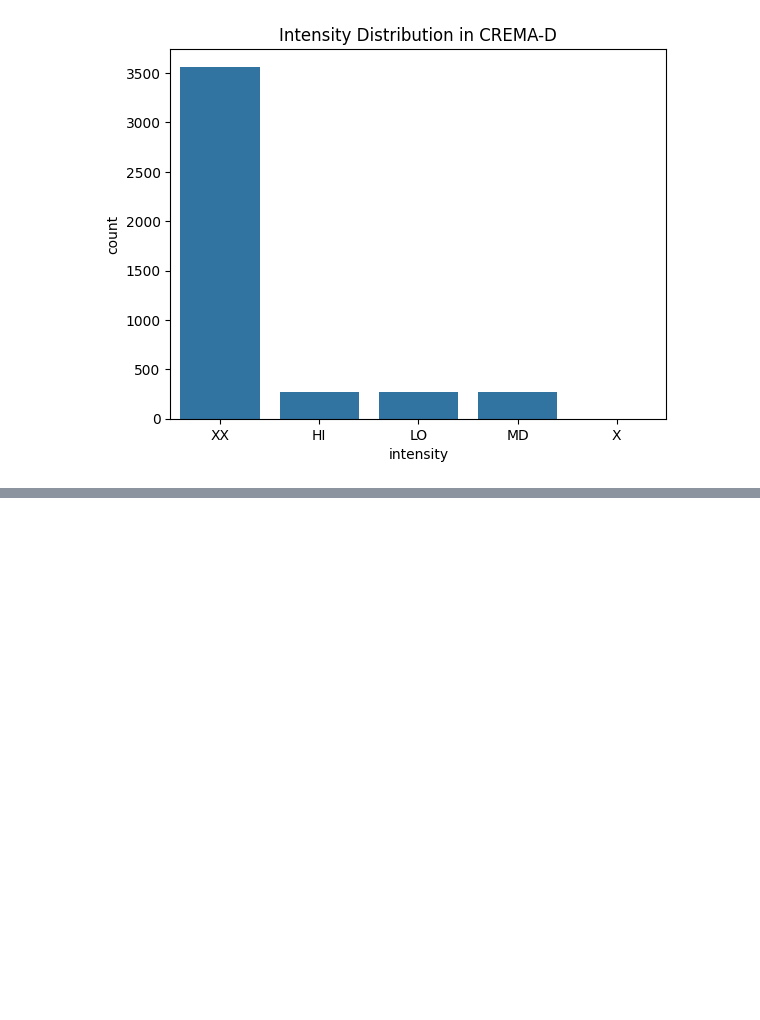
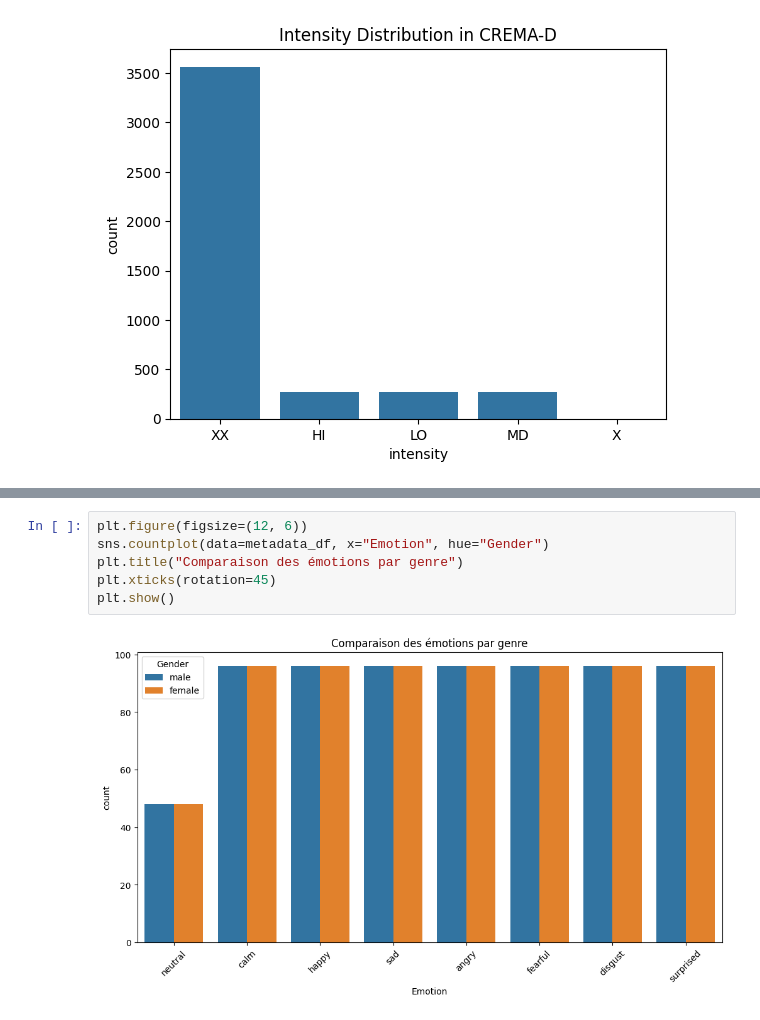
Before and after one commit to mariembahri21/Emotion_Recognition, a Jupyter notebook: part1_DataExploration.ipynb, the cells around one changed output, grey strips where cells are left out. Saved outputs shown, nothing was run; the diff lists cells and outputs as text; blank space fills up the shorter version.

```diff
--- a/part1_DataExploration.ipynb
+++ b/part1_DataExploration.ipynb
@@ -157,0 +376,8 @@ plt.show()
+# %%
+plt.figure(figsize=(12, 6))
+sns.countplot(data=metadata_df, x="Emotion", hue="Gender")
+plt.title("Comparaison des émotions par genre")
+plt.xticks(rotation=45)
+plt.show()
+# %% [output]
+[figure, added]
```
Also changed, not shown: parts of 13 cells of this notebook.
